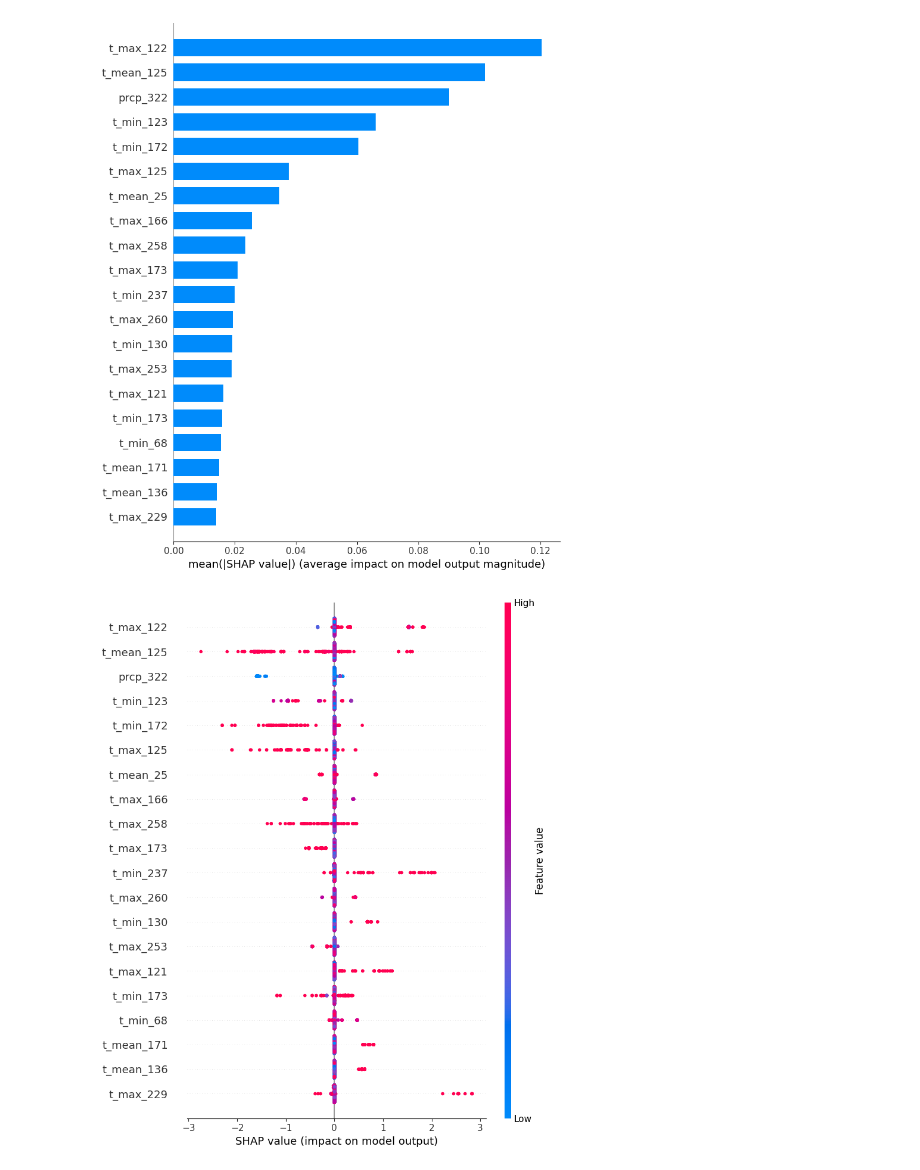
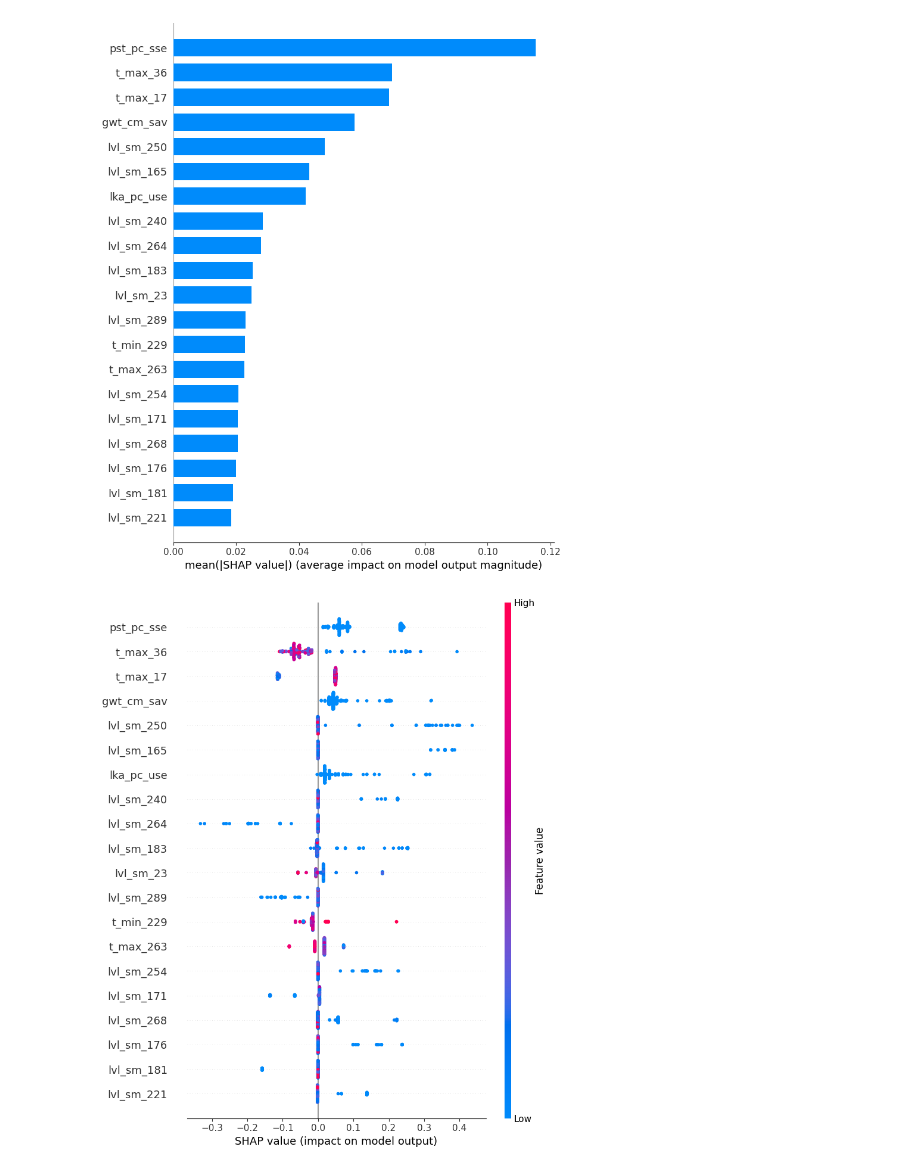
Before and after one commit to intsystems/2025-Project-188, a Jupyter notebook: code/notebooks/Experiment 2/Experiment 2. Gradient Boosting.ipynb, the cells around one changed output. Cells and saved outputs as stored; diff of their text form; code cells hidden in the pictures.

Commit message:
Better class separatin: Experiment class as main for experiment and Dataset class for work with data.

```diff
--- a/code/notebooks/Experiment 2/Experiment 2. Gradient Boosting.ipynb
+++ b/code/notebooks/Experiment 2/Experiment 2. Gradient Boosting.ipynb
@@ -68,2 +58,2 @@ experiment = Experiment(client, outpath)
 # %%
-experiment.model_paths
+experiment = Experiment(client, outpath, dataset)
@@ -135,0 +97,3 @@ DoneAndNotDoneFutures(done={<Future: finished, type: pandas.core.frame.DataFrame
+# %%
+dataset = Dataset(client)
+dataset.create(num_load=1)
@@ -136,2 +117,3 @@ DoneAndNotDoneFutures(done={<Future: finished, type: pandas.core.frame.DataFrame
 # %%
-X_test = client.persist(df_test.drop(columns=set(lags_columns + targets + ["date"])))
+X_test, y_test, _, _ = dataset.train_test_Xy_split()
+y_test = y_test[Dataset.TARGET]
@@ -147,11 +125,11 @@ booster.load_model(experiment.model_paths[-1])
 # %%
-explainer = shap.TreeExplainer(booster)
-shap_values = explainer.shap_values(X_test.sample(frac=0.01))
+explainer = shap.Explainer(booster, experiment.X_train.compute())
+shap_values = explainer.shap_values(X_test.compute(), y_test.compute())
 # %%
-shap.summary_plot(shap_values, X_test, plot_type="bar")
+shap.summary_plot(shap_values, X_test.compute(), plot_type="bar")
 # %% [output]
-[figure, old version]
+[figure, new version]
 # %%
-shap.summary_plot(shap_values, X_test)
+shap.summary_plot(shap_values, X_test.compute())
 # %% [output]
-[figure, old version]
+[figure, new version]
```
Also changed, not shown: parts of 9 cells of this notebook, 6 other files.
